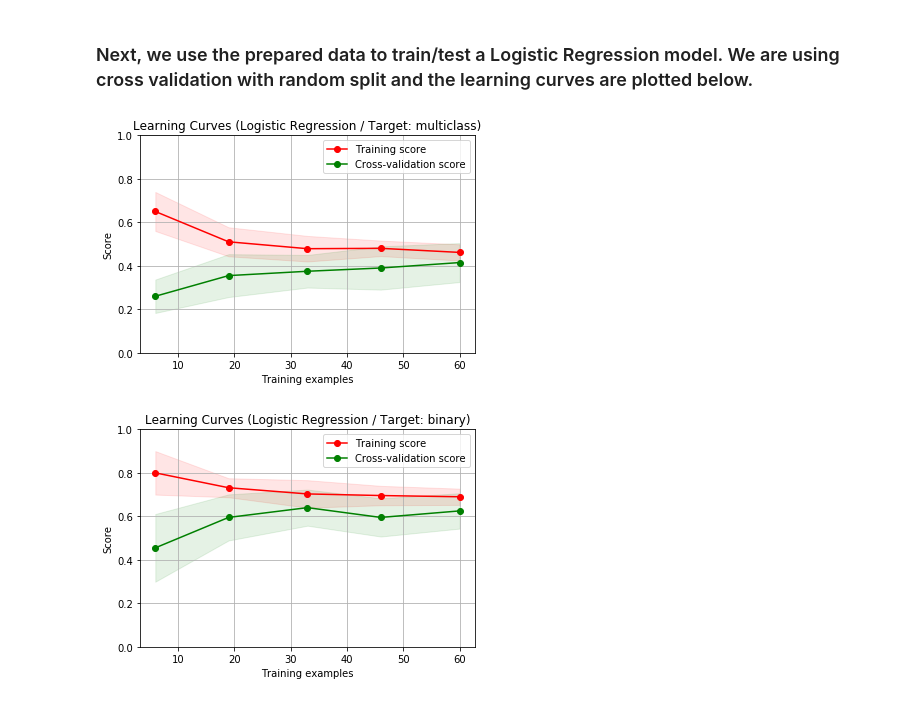
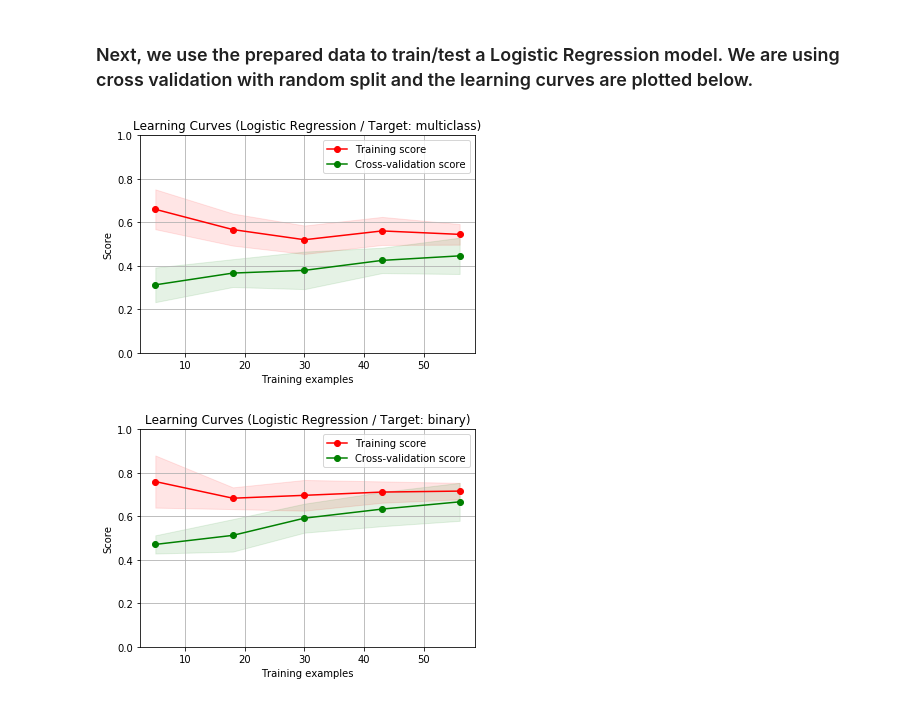
Before and after one commit to MTG/mast-rhythm-analysis, a Jupyter notebook: notebooks/BaselineRhythmicAssessmentSystem.ipynb, the cells around one changed output. Saved outputs shown, nothing was run; the diff lists cells and outputs as text; code cells hidden in the pictures.

```diff
--- a/notebooks/BaselineRhythmicAssessmentSystem.ipynb
+++ b/notebooks/BaselineRhythmicAssessmentSystem.ipynb
@@ -78,6 +104,7 @@ import numpy as np
 import matplotlib.pyplot as plt
 
 from sklearn.linear_model import LogisticRegression
+
 from sklearn.model_selection import train_test_split, learning_curve, ShuffleSplit
 
 def plot_learning_curve(estimator, title, X, y, ylim=None, cv=None,
@@ -94,54 +121,43 @@ def plot_learning_curve(estimator, title, X, y, ylim=None, cv=None,
     train_scores_std = np.std(train_scores, axis=1)
     test_scores_mean = np.mean(test_scores, axis=1)
     test_scores_std = np.std(test_scores, axis=1)
     plt.grid()
 
     plt.fill_between(train_sizes, train_scores_mean - train_scores_std,
                      train_scores_mean + train_scores_std, alpha=0.1,
                      color="r")
     plt.fill_between(train_sizes, test_scores_mean - test_scores_std,
                      test_scores_mean + test_scores_std, alpha=0.1, color="g")
     plt.plot(train_sizes, train_scores_mean, 'o-', color="r",
              label="Training score")
     plt.plot(train_sizes, test_scores_mean, 'o-', color="g",
              label="Cross-validation score")
 
     plt.legend(loc="best")
     return plt
 
 # loading rhythmic dataset
 mast = load_rhythmic_performances()
 
-X, y_m, y_b = mast.data, mast.target_multiclass, mast.target_binary
+X, y_b = mast.data, mast.target_binary
 
 title = r"Learning Curves (Logistic Regression / Target: multiclass)"
-
-cv = ShuffleSplit(n_splits=10, test_size=0.25, random_state=0)
+# plotting learning curve for a multiclass logistic regression classifier (1-4)
+# using 10-fold cross validation (minimum testing set: 30%)
+cv = ShuffleSplit(n_splits=10, test_size=0.3, random_state=0)
 estimator = LogisticRegression()
-plot_learning_curve(estimator, title, X, y_m, (0, 1), cv=cv, n_jobs=4)
+plot_learning_curve(estimator, title, X, y_m, (0, 1), cv=cv)
 
 title = r"Learning Curves (Logistic Regression / Target: binary)"
+# plotting learning curve for a binary logistic regression classifier (pass/fail)
+# using 10-fold cross validation (minimum testing set: 30%)
+cv = ShuffleSplit(n_splits=10, test_size=0.3, random_state=0)
+estimator = LogisticRegression()
+plot_learning_curve(estimator, title, X, y_b, (0, 1), cv=cv)
 
-cv = ShuffleSplit(n_splits=10, test_size=0.25, random_state=0)
-estimator = LogisticRegression()
-plot_learning_curve(estimator, title, X, y_b, (0, 1), cv=cv, n_jobs=4)
-
-# from sklearn.svm import SVC
-
-# title = r"Learning Curves (SVM, RBF kernel, $\gamma=0.001$)"
-# # SVC is more expensive so we do a lower number of CV iterations:
-# cv = ShuffleSplit(n_splits=10, test_size=0.2, random_state=0)
-# estimator = SVC(gamma=0.001)
-# plot_learning_curve(estimator, title, X, y_m, (0, 1), cv=cv, n_jobs=4)
-
-
-# title = r"Learning Curves (SVM, RBF kernel, $\gamma=0.001$)"
-# # SVC is more expensive so we do a lower number of CV iterations:
-# cv = ShuffleSplit(n_splits=10, test_size=0.2, random_state=0)
-# estimator = SVC(gamma=0.001)
-# plot_learning_curve(estimator, title, X, y_b, (0, 1), cv=cv, n_jobs=4)
+title = r"Learning Curves (SVM, RBF kernel, $\gamma=0.001$/ Target: multiclass)"
 
 plt.show()
 # %% [output]
-[figure, old version]
+[figure, new version]
-[figure, old version]
+[figure, new version]
```
Also changed, not shown: parts of 1 cell of this notebook.
